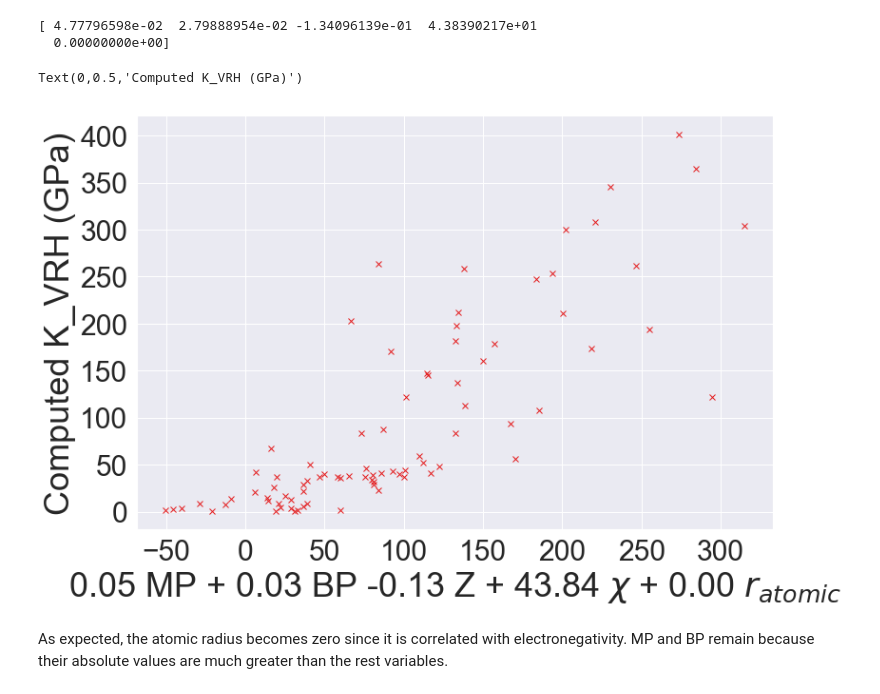
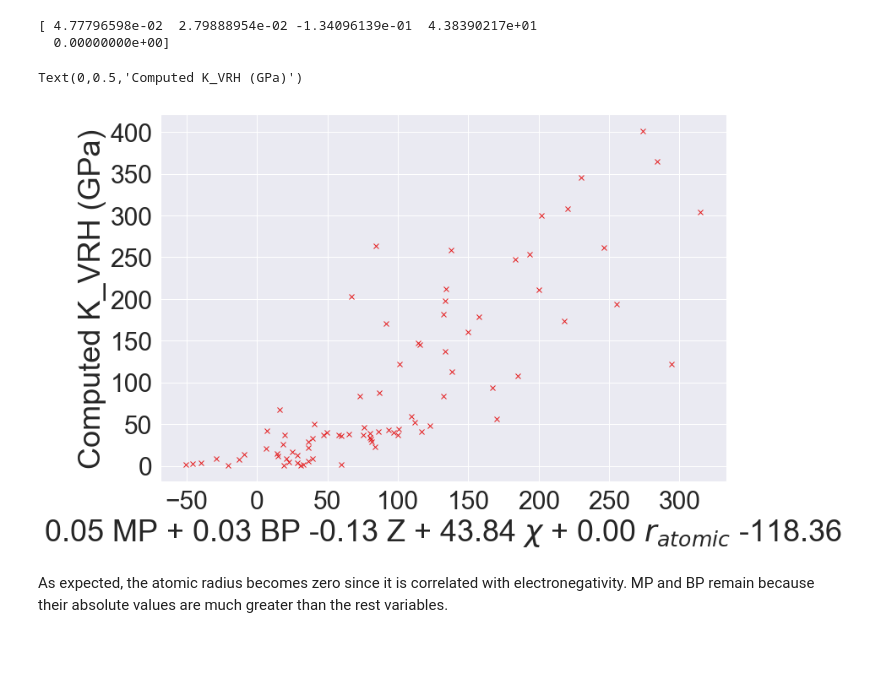
Before and after one commit to shyuep/miworkshop, a Jupyter notebook: notebooks/Using pymatgen and the Materials API.ipynb, the cells around one changed output. Drawn from its saved outputs; the diff is of its cells as text; code cells hidden in the pictures; blank space fills up the shorter version.

Commit message:
added back intercept in formula

```diff
--- a/notebooks/Using pymatgen and the Materials API.ipynb
+++ b/notebooks/Using pymatgen and the Materials API.ipynb
@@ -293,11 +293,11 @@ predicted_bulk_moduli = reg.predict(parameters_gs)
 # %%
 from pymatgen.util.plotting import pretty_plot
 plt = pretty_plot(12, 8)
 plt.plot(predicted_bulk_moduli, bulk_moduli_gs, "x")
-plt.xlabel("%.2f MP + %.2f BP %.2f Z + %.2f $\chi$ + %.2f $r_{atomic}$" % tuple(reg.coef_))
+plt.xlabel("%.2f MP + %.2f BP %.2f Z + %.2f $\chi$ + %.2f $r_{atomic}$ %+.2f" % tuple((*reg.coef_, reg.intercept_)))
 plt.ylabel("Computed K_VRH (GPa)")
 # %% [output]
 Text(0,0.5,'Computed K_VRH (GPa)')
-[figure, old version]
+[figure, new version]
 # %% [markdown]
 As expected, the atomic radius becomes zero since it is correlated with electronegativity. MP and BP remain because their absolute values are much greater than the rest variables.
```
